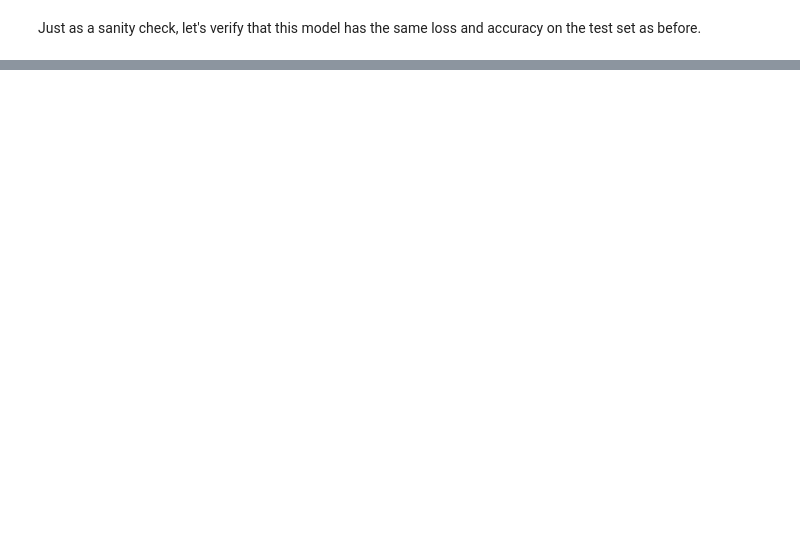
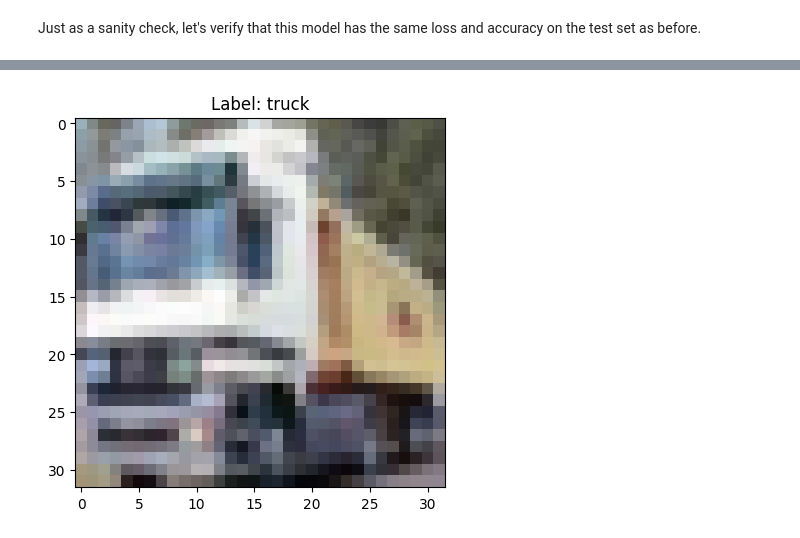
Before and after one commit to thugge254/Image-Classification-using-Logistic-Regression-in-PyTorch, a Jupyter notebook: Image_Classification_using_Logistic_Regression_in_PyTorch.ipynb, the cells around one changed output, grey strips where cells are left out. Drawn from its saved outputs; the diff is of its cells as text; code cells hidden in the pictures; blank space fills up the shorter version.

```diff
--- a/Image_Classification_using_Logistic_Regression_in_PyTorch.ipynb
+++ b/Image_Classification_using_Logistic_Regression_in_PyTorch.ipynb
@@ -575,0 +757,10 @@ result
+# %%
+import torchvision
+import torchvision.transforms as transforms
+
+# 1. Transform to convert images to tensors
+transform = transforms.ToTensor()
+
+# 2. Download CIFAR-10 training dataset
+trainset = torchvision.datasets.CIFAR10(root='./data', train=True,
+                                        download=True, transform=transform)
@@ -575,0 +787,11 @@ result
+# %%
+image, label = trainset[1]
+
+# Convert from [C, H, W] → [H, W, C]
+image = image.permute(1, 2, 0)
+
+plt.imshow(image)
+plt.title(f'Label: {classes[label]}')
+plt.show()
+# %% [output]
+[figure, added]
```
Also changed, not shown: parts of 41 cells of this notebook.
